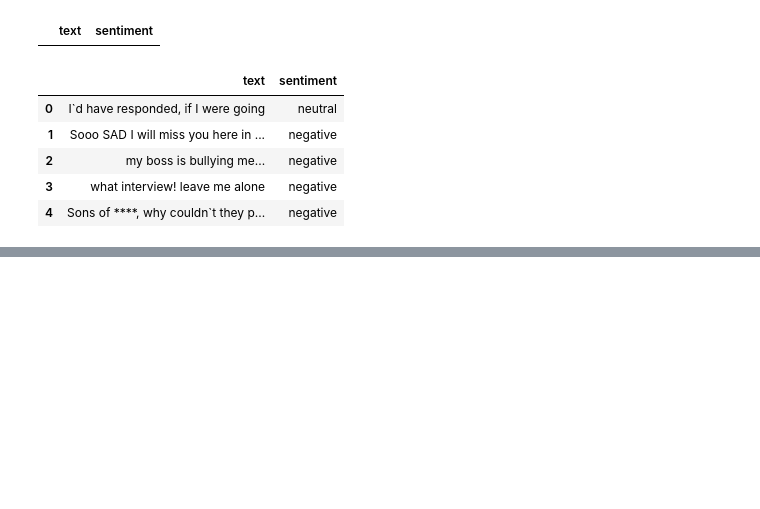
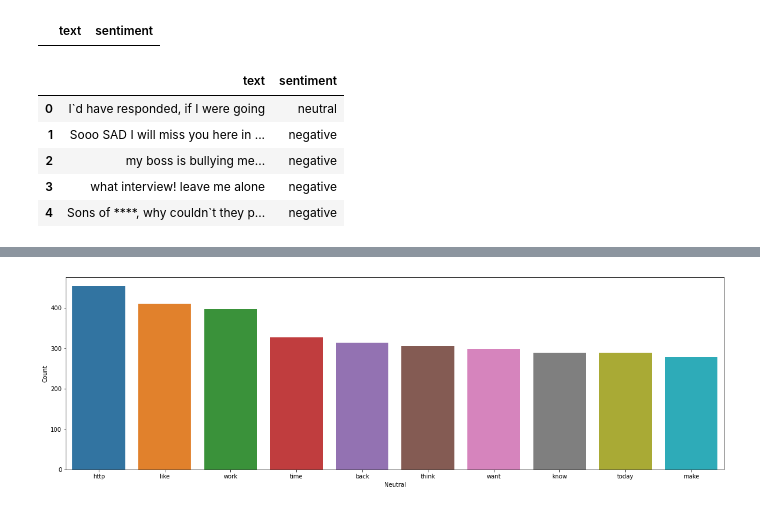
Before and after one commit to dustycoder-sayan/FC32_FantomInnovators, a Jupyter notebook: SentimentAnalysis.ipynb, the cells around one changed output, grey strips where cells are left out. Drawn from its saved outputs; the diff is of its cells as text; code cells hidden in the pictures; blank space fills up the shorter version.

```diff
--- a/SentimentAnalysis.ipynb
+++ b/SentimentAnalysis.ipynb
@@ -210,9 +243,9 @@ neut_df
 # %%
 sen = 'Neutral'
-print('\033[1mFrequency of Words owing to Neutral texts'.center(150))
-
 neut_text = freq_text(neut_df)
 neut_freq_df = freq_df(neut_text,sen)
-plot_freq_dis(neut_frq_df,sen)
+plot_freq_dis(neut_freq_df,sen)
+# %% [output]
+[figure, added]
 # %%
 pos_df = pos_df.apply(preprocessor)
```
Also changed, not shown: parts of 17 cells of this notebook, 5 other files.
